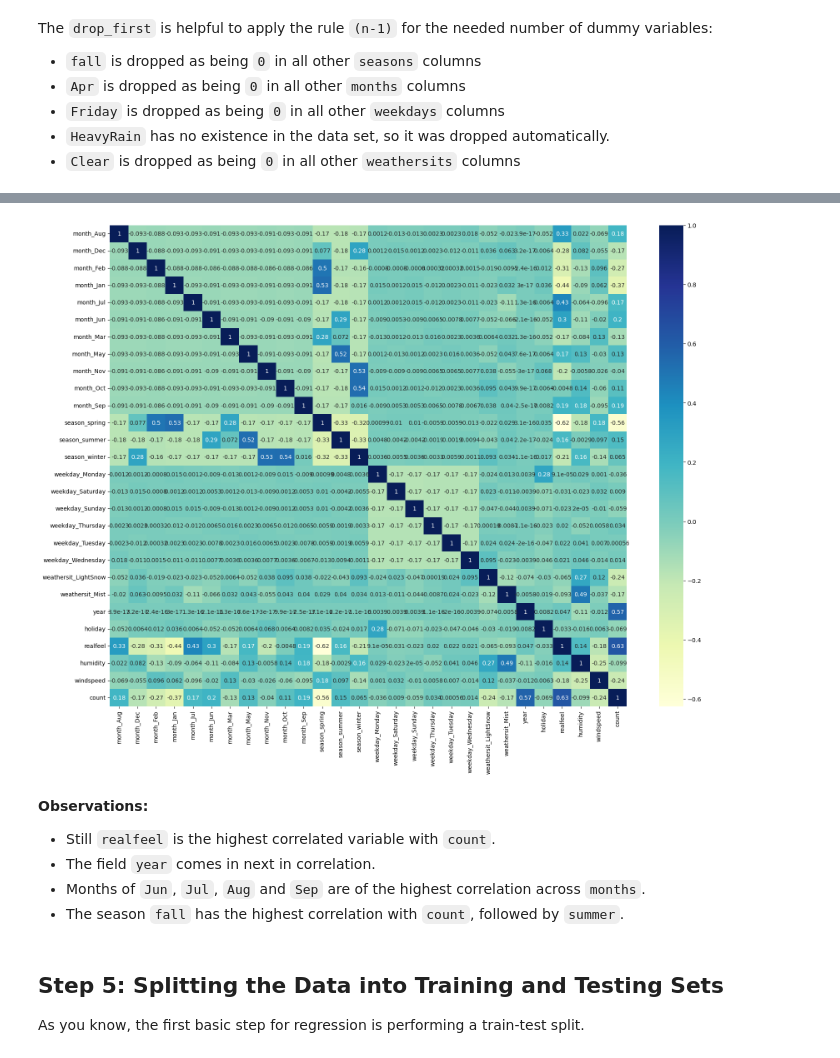
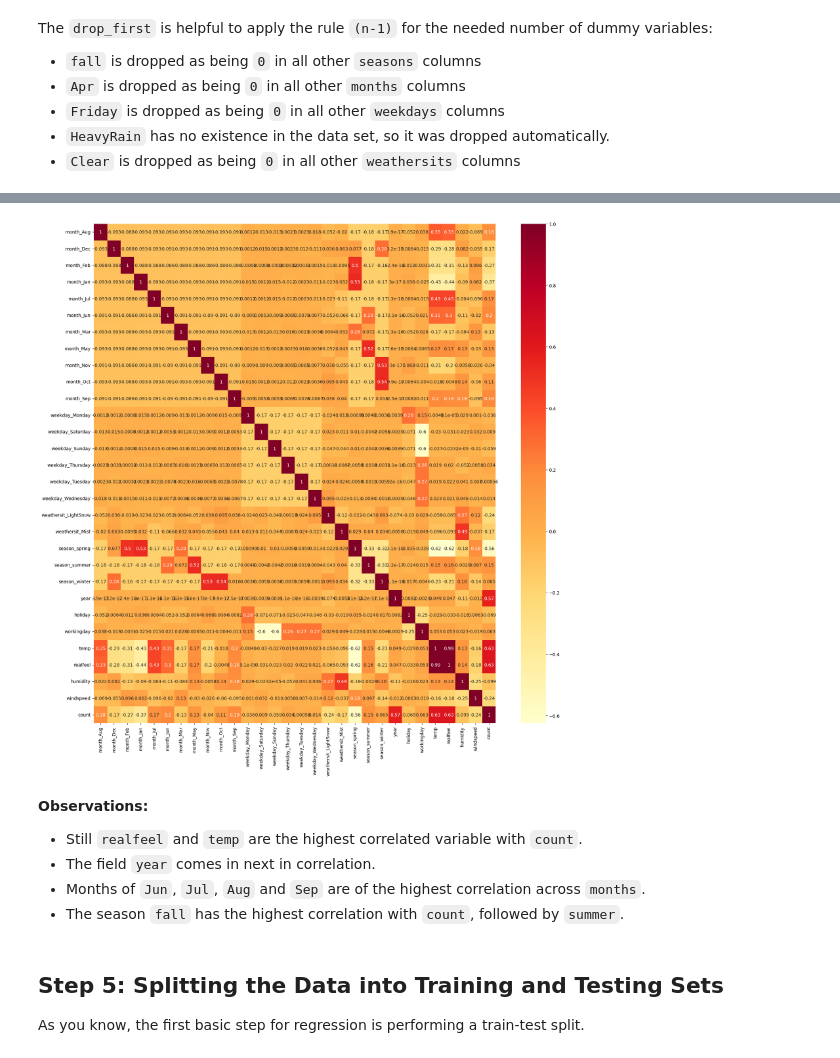
Before and after one commit to upGradAIML/BoomBikesCaseStudy, a Jupyter notebook: MLR - HousingCaseStudy.ipynb, the cells around one changed output, grey strips where cells are left out. Cells and saved outputs as stored; diff of their text form; code cells hidden in the pictures.

```diff
--- a/MLR - HousingCaseStudy.ipynb
+++ b/MLR - HousingCaseStudy.ipynb
@@ -117,5 +123,5 @@ plt.show()
 # %%
-boombikes = boombikes.drop(columns=['registered','casual','instant','dteday','temp','workingday'], axis=1)
+boombikes = boombikes.drop(columns=['registered','casual','instant','dteday'], axis=1)
 # %%
 # Read the data again
 boombikes.head()
@@ -329,13 +331,13 @@ boombikes.head()
 # %%
 # Re-draw the heatmap with the new derived variables
-plt.figure(figsize=(20,15))
-sns.heatmap(boombikes.corr(), annot = True, cmap = "YlGnBu")
+plt.figure(figsize=(20,20))
+sns.heatmap(boombikes.corr(), annot = True, cmap = "YlOrRd")
 plt.show()
 # %% [output]
-[figure, old version]
+[figure, new version]
 # %% [markdown]
 **Observations:**
-- Still `realfeel` is the highest correlated variable with `count`.
+- Still `realfeel` and `temp` are the highest correlated variable with `count`.
 - The field `year` comes in next in correlation.
 - Months of `Jun`, `Jul`, `Aug` and `Sep` are of the highest correlation across `months`.
 - The season `fall` has the highest correlation with `count`, followed by `summer`.
```
Also changed, not shown: parts of 67 cells of this notebook, 1 other file.
